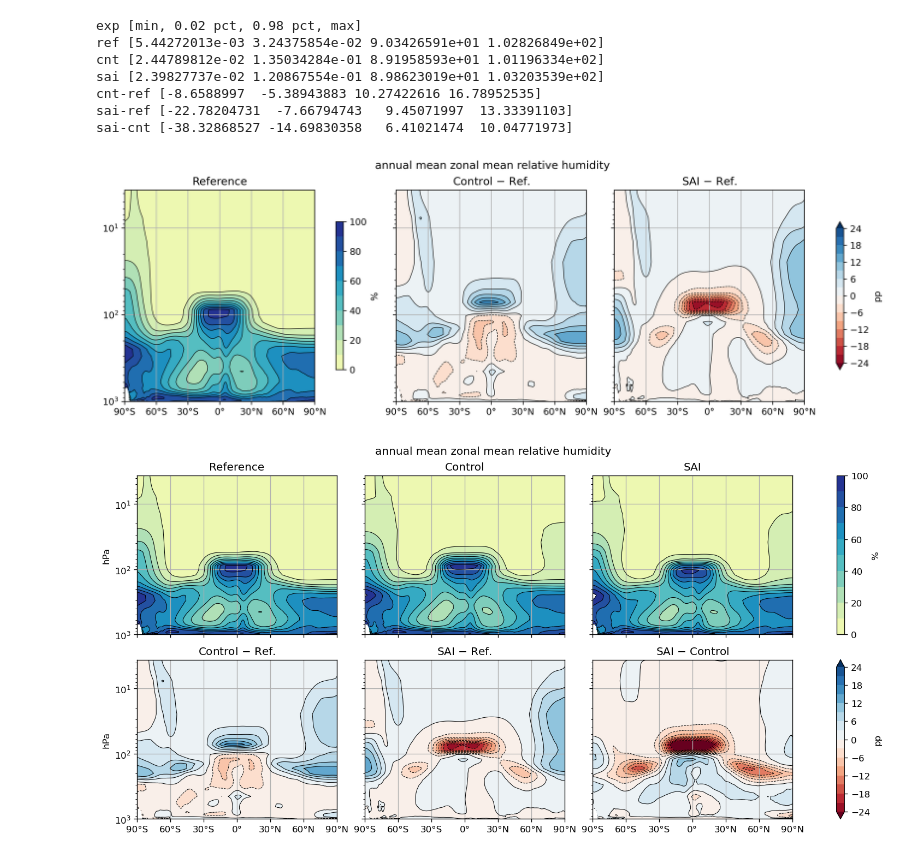
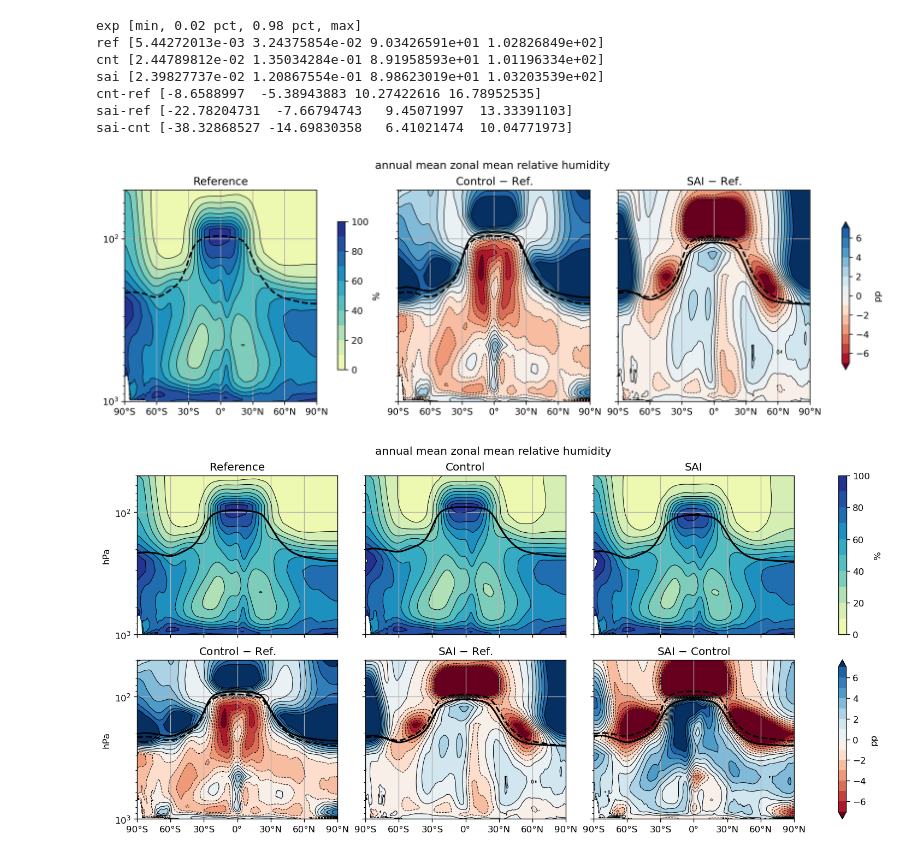
Before and after one commit to JdeJong96/TCs-under-SAI, a Jupyter notebook: analysis/notebooks/RHzm.ipynb, the cells around one changed output. Drawn from its saved outputs; the diff is of its cells as text; code cells hidden in the pictures.

Commit message:
update RH figures

```diff
--- a/analysis/notebooks/RHzm.ipynb
+++ b/analysis/notebooks/RHzm.ipynb
@@ -12,6 +12,9 @@ MONTHS_NH = [6,7,8,9,10]  # NH TC season months [1: Jan - 12: Dec]
 MONTHS_SH = [1,2,3,4,5]   # SH TC season months
 # %%
 ds = xr.open_dataset(f'../jobs/{NAME}/data/{NAME}.nc')
+
+# for tropopause contours
+TROP_P = xr.open_dataset('../jobs/TROP_P/data/TROP_P.nc').TROP_P
 
 # add anomalies to datasets
 for exp in ['cnt-ref','sai-ref','sai-cnt']:
@@ -40,11 +43,12 @@ sai-ref [-22.78204731  -7.66794743   9.45071997  13.33391103]
 sai-cnt [-38.32868527 -14.69830358   6.41021474  10.04771973]
 # %%
 cfkwargs_abs = dict(levels=np.arange(0,100.1,10), vmin=-10, vmax=110, extend='neither', cmap='YlGnBu')
-cfkwargs_rel = dict(levels=np.arange(-24,24.1,3), vmin=-26, vmax=26, extend='both', cmap='RdBu')
+cfkwargs_rel = dict(levels=np.arange(-7,7.1,1), vmin=-8, vmax=8, extend='both', cmap='RdBu')
 cbarunit_abs = '%'
 cbarunit_rel = 'pp'
 # %%
 data = ds[NAME].weighted(ds.dpm).mean('month')
+tpdata = TROP_P.weighted(ds.dpm).mean(('month','lon'))
 
 kwargs = dict()
 
@@ -53,6 +57,7 @@ fig,axs = plt.subplots(1,3, dpi=300, figsize=(12,4), layout='constrained', share
 ax=axs[0]
 pcm = ax.contourf(data.lat, data.plev/100, data.sel(exp='ref'), **cfkwargs_abs)
 psm = ax.contour(data.lat, data.plev/100, data.sel(exp='ref'), levels=pcm.levels, colors='k', linewidths=0.6, **kwargs)
+ax.plot(tpdata.lat, tpdata.sel(exp='ref')/100, c='k', lw=1.8, ls='--')
 #pcm.set_rasterized(True)
 #psm.set_rasterized(True)
 #ax.contour(data.lon2d, data.lat2d, data.sel(exp='ref'), levels=[25], colors='k', linewidths=1.2, linestyles='--', **kwargs)
@@ -63,6 +68,9 @@ ax.set_title('Reference')
 for ax,exp,tit in zip(axs[1:],['cnt-ref','sai-ref'],['Control $-$ Ref.','SAI $-$ Ref.']):
     pcm = ax.contourf(data.lat, data.plev/100, data.sel(exp=exp), **cfkwargs_rel)
     psm = ax.contour(data.lat, data.plev/100, data.sel(exp=exp), levels=pcm.levels, colors='k', linewidths=[0.6], **kwargs)
+    exp2, exp1 = exp.split('-')
+    ax.plot(tpdata.lat, tpdata.sel(exp=exp2)/100, c='k', lw=1.8, ls='-')
+    ax.plot(tpdata.lat, tpdata.sel(exp=exp1)/100, c='k', lw=1.8, ls='--')
     #pcm.set_rasterized(True)
     ax.set_title(tit)
 cb = fig.colorbar(pcm, ax=axs[1:], shrink=0.7, orientation='vertical')
@@ -71,13 +79,14 @@ cb.ax.set_ylabel(cbarunit_rel)
 for ax in axs:
     ax.invert_yaxis()
     ax.set_yscale('log')
+    ax.set_ylim([1000,50])
     ax.set_xticks(range(-90,91,30), labels=['90°S','60°S','30°S','0°','30°N','60°N','90°N'])
     ax.grid()
 
 fig.suptitle('annual mean '+LONGNAME)
 fig.savefig(f'../figures/{NAME}.annualmean.pdf', bbox_inches='tight', transparent=True)
 # %% [output]
-[figure, old version]
+[figure, new version]
 # %%
 data = ds[NAME].weighted(ds.dpm).mean('month')
 
@@ -89,6 +98,7 @@ fig,axs = plt.subplots(2,3, dpi=120, figsize=(12,6), layout='constrained', share
 for ax,exp,tit in zip(axs[0,:], ['ref','cnt','sai'],['Reference','Control','SAI']):
     pcm = ax.contourf(data.lat, data.plev/100, data.sel(exp=exp), **cfkwargs_abs)
     psm = ax.contour(data.lat, data.plev/100, data.sel(exp=exp), levels=pcm.levels, colors='k', linewidths=0.6, **kwargs)
+    ppm = ax.plot(tpdata.lat, tpdata.sel(exp=exp)/100, c='k', lw=1.8)
     with warnings.catch_warnings():
         warnings.simplefilter("ignore")
         pcm.set_rasterized(True)
@@ -96,34 +106,38 @@ for ax,exp,tit in zip(axs[0,:], ['ref','cnt','sai'],['Reference','Control','SAI'
     ax.set_title(tit)
 cb = fig.colorbar(pcm, ax=axs[0,:], orientation='vertical')
 cb.ax.set_ylabel(cbarunit_abs)
 
 # bottom row: differences
 for ax,exp,tit in zip(axs[1,:],['cnt-ref','sai-ref','sai-cnt'],['Control $-$ Ref.','SAI $-$ Ref.','SAI $-$ Control']):
     pcm = ax.contourf(data.lat, data.plev/100, data.sel(exp=exp), **cfkwargs_rel)
     psm = ax.contour(data.lat, data.plev/100, data.sel(exp=exp), levels=pcm.levels, colors='k', linewidths=[0.6], **kwargs)
+    exp2,exp1 = exp.split('-')
+    ax.plot(tpdata.lat, tpdata.sel(exp=exp1)/100, c='k', lw=1.8, ls='--')
+    ax.plot(tpdata.lat, tpdata.sel(exp=exp2)/100, c='k', lw=1.8, ls='-')
     with warnings.catch_warnings():
         warnings.simplefilter("ignore")
         pcm.set_rasterized(True)
         psm.set_rasterized(True)
     ax.set_title(tit)
 cb = fig.colorbar(pcm, ax=axs[1,:], orientation='vertical')
 cb.ax.set_ylabel(cbarunit_rel)
 
 ax = axs.flat[0]
 ax.set_yscale('log')
 ax.set_xticks(range(-90,91,30), labels=['90°S','60°S','30°S','0°','30°N','60°N','90°N'])
 ax.invert_yaxis()
 
 for ax in axs.flat:
     ax.grid()
+    ax.set_ylim([1000,50])
 
 for ax in axs[:,0]:
     ax.set_ylabel('hPa')
 
 fig.suptitle('annual mean '+LONGNAME)
 fig.savefig(f'../figures/{NAME}.annualmean.full.pdf', bbox_inches='tight', transparent=True)
 # %% [output]
-[figure, old version]
+[figure, new version]
 # %%
 data_NH = ds[NAME].sel(month=MONTHS_NH, lat=slice(0,60)).weighted(ds.dpm).mean('month')
 data_SH = ds[NAME].sel(month=MONTHS_SH, lat=slice(-60,0)).weighted(ds.dpm).mean('month')
```
Also changed, not shown: parts of 5 cells of this notebook, 5 other files.
